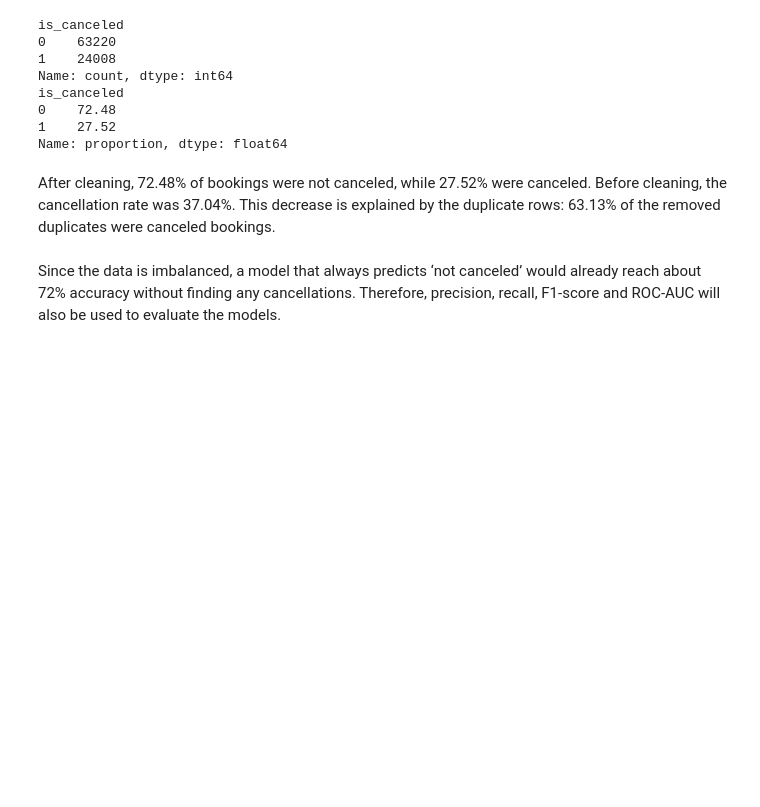
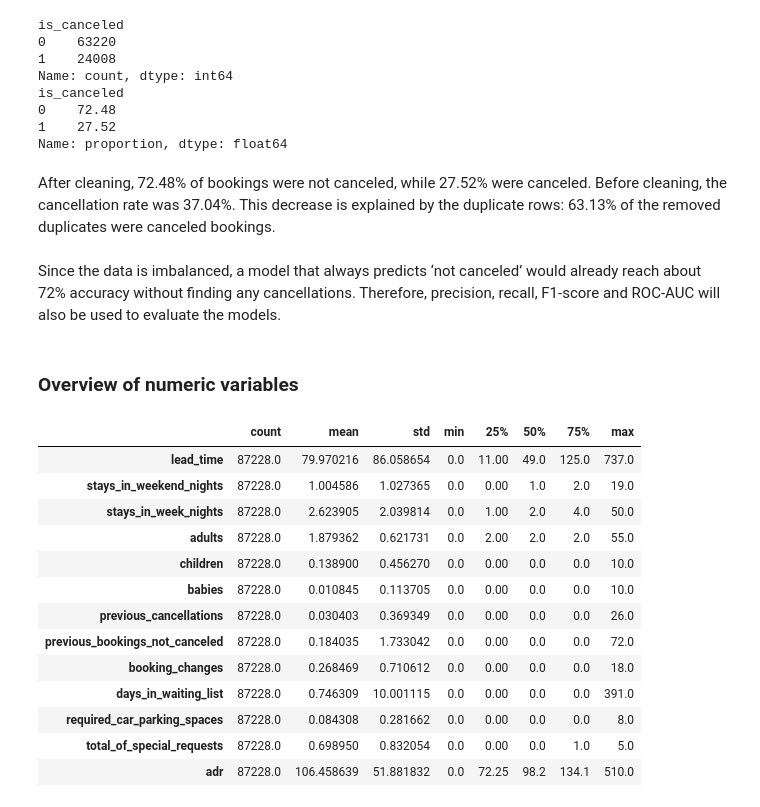
Before and after one commit to hadhanushkadesilva-web/hotel-cancellation-ml, a Jupyter notebook: notebooks/01_eda_preprocessing.ipynb, the cells around one changed output. Saved outputs shown, nothing was run; the diff lists cells and outputs as text; code cells hidden in the pictures; blank space fills up the shorter version.

```diff
--- a/notebooks/01_eda_preprocessing.ipynb
+++ b/notebooks/01_eda_preprocessing.ipynb
@@ -212,3 +211,39 @@ Name: proportion, dtype: float64
 After cleaning, 72.48% of bookings were not canceled, while 27.52% were canceled. Before cleaning, the cancellation rate was 37.04%. This decrease is explained by the duplicate rows: 63.13% of the removed duplicates were canceled bookings.
 # %% [markdown]
 Since the data is imbalanced, a model that always predicts ‘not canceled’ would already reach about 72% accuracy without finding any cancellations. Therefore, precision, recall, F1-score and ROC-AUC will also be used to evaluate the models.
+# %% [markdown]
+### Overview of numeric variables
+# %%
+# numeric measurement columns (excepr target and dates)
+num_cols = [
+    "lead_time",
+    "stays_in_weekend_nights",
+    "stays_in_week_nights",
+    "adults",
+    "children",
+    "babies",
+    "previous_cancellations",
+    "previous_bookings_not_canceled",
+    "booking_changes",
+    "days_in_waiting_list",
+    "required_car_parking_spaces",
+    "total_of_special_requests",
+    "adr"
+]
+
+df[num_cols].describe().T
+# %% [output]
+|  | count | mean | std | min | 25% | 50% | 75% | max |
+| lead_time | 87228.0 | 79.970216 | 86.058654 | 0.0 | 11.00 | 49.0 | 125.0 | 737.0 |
+| stays_in_weekend_nights | 87228.0 | 1.004586 | 1.027365 | 0.0 | 0.00 | 1.0 | 2.0 | 19.0 |
+| stays_in_week_nights | 87228.0 | 2.623905 | 2.039814 | 0.0 | 1.00 | 2.0 | 4.0 | 50.0 |
+| adults | 87228.0 | 1.879362 | 0.621731 | 0.0 | 2.00 | 2.0 | 2.0 | 55.0 |
+| children | 87228.0 | 0.138900 | 0.456270 | 0.0 | 0.00 | 0.0 | 0.0 | 10.0 |
+| babies | 87228.0 | 0.010845 | 0.113705 | 0.0 | 0.00 | 0.0 | 0.0 | 10.0 |
+| previous_cancellations | 87228.0 | 0.030403 | 0.369349 | 0.0 | 0.00 | 0.0 | 0.0 | 26.0 |
+| previous_bookings_not_canceled | 87228.0 | 0.184035 | 1.733042 | 0.0 | 0.00 | 0.0 | 0.0 | 72.0 |
+| booking_changes | 87228.0 | 0.268469 | 0.710612 | 0.0 | 0.00 | 0.0 | 0.0 | 18.0 |
+| days_in_waiting_list | 87228.0 | 0.746309 | 10.001115 | 0.0 | 0.00 | 0.0 | 0.0 | 391.0 |
+| required_car_parking_spaces | 87228.0 | 0.084308 | 0.281662 | 0.0 | 0.00 | 0.0 | 0.0 | 8.0 |
+| total_of_special_requests | 87228.0 | 0.698950 | 0.832054 | 0.0 | 0.00 | 0.0 | 1.0 | 5.0 |
+| adr | 87228.0 | 106.458639 | 51.881832 | 0.0 | 72.25 | 98.2 | 134.1 | 510.0 |
```
Also changed, not shown: parts of 5 cells of this notebook.
